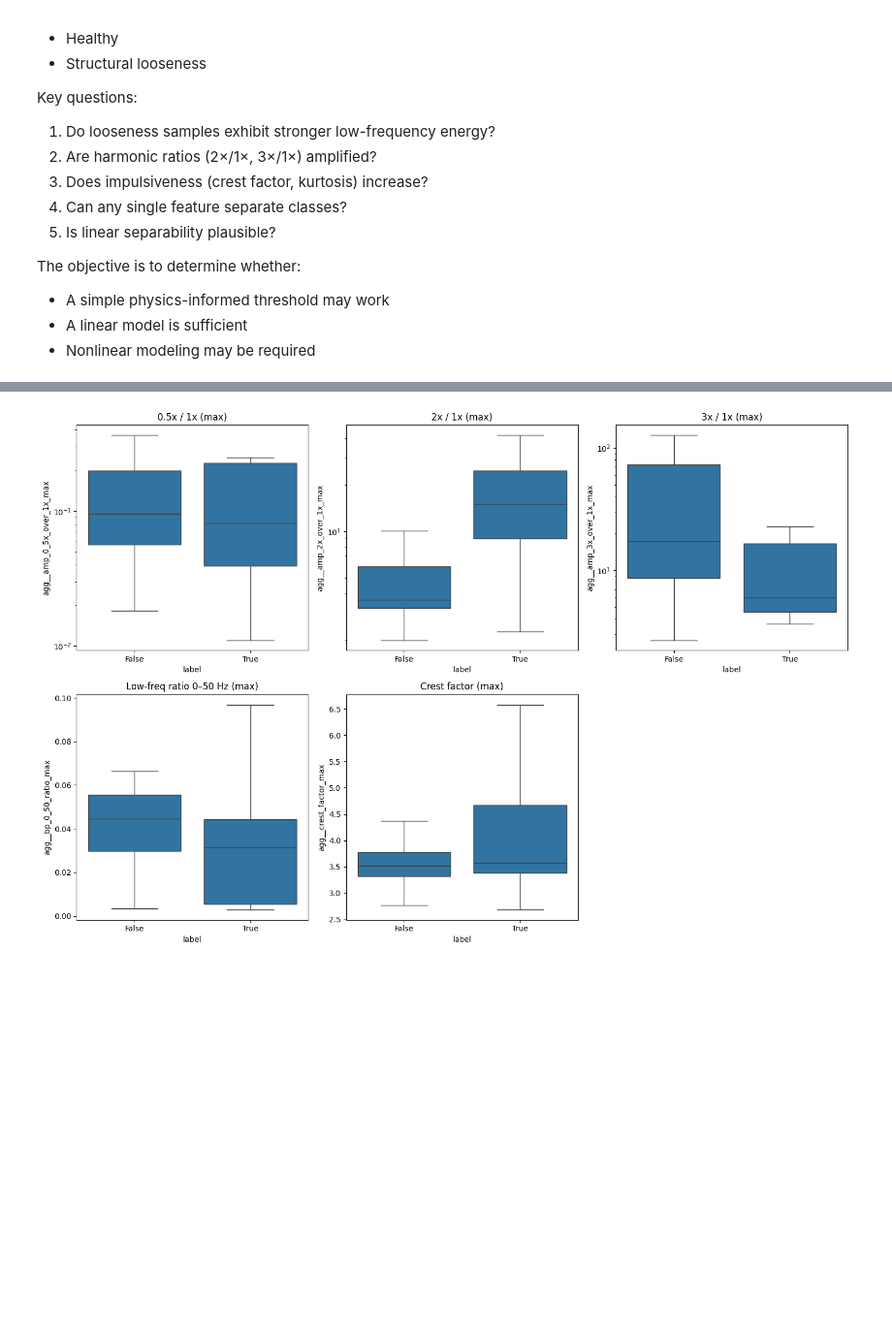
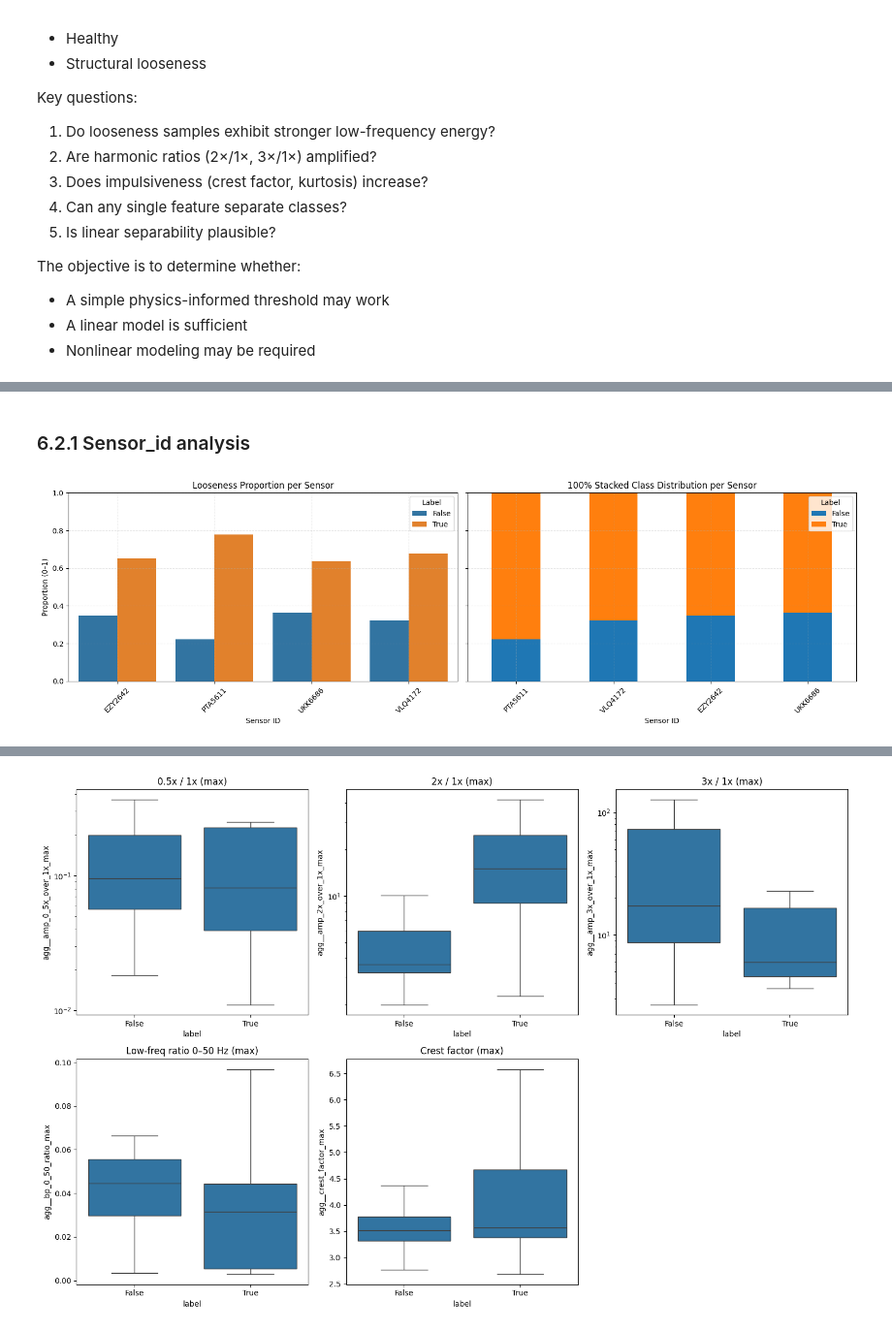
Before and after one commit to marioandrededeus/vibration-condition-monitoring, a Jupyter notebook: notebooks/01_part2_pipeline.ipynb, the cells around one changed output, grey strips where cells are left out. Shown at 97% size. Cells and saved outputs as stored; diff of their text form; code cells hidden in the pictures; blank space fills up the shorter version.

```diff
--- a/notebooks/01_part2_pipeline.ipynb
+++ b/notebooks/01_part2_pipeline.ipynb
@@ -639,0 +642,71 @@ Name: proportion, dtype: float64
+# %% [markdown]
+### 6.2.1 Sensor_id analysis
+# %%
+# -----------------------------
+# Prepare proportion per sensor (long format)
+# -----------------------------
+sensor_prop = (
+    train_labeled
+    .groupby("sensor_id")["label"]
+    .value_counts(normalize=True)
+    .rename("proportion")
+    .reset_index()
+)
+
+# -----------------------------
+# Prepare 100% stacked proportions (wide format)
+# -----------------------------
+sensor_counts = (
+    train_labeled
+    .groupby(["sensor_id", "label"])
+    .size()
+    .unstack()
+    .fillna(0)
+)
+
+sensor_proportions = sensor_counts.div(sensor_counts.sum(axis=1), axis=0)
+
+# Optional: sort sensors by looseness proportion
+sensor_proportions = sensor_proportions.sort_values(by=True, ascending=False)
+
+# -----------------------------
+# Create subplot (1 row, 2 columns)
+# -----------------------------
+fig, axes = plt.subplots(1, 2, figsize=(16, 5), sharey=True)
+
+# --- Left: grouped barplot ---
+sns.barplot(
+    data=sensor_prop,
+    x="sensor_id",
+    y="proportion",
+    hue="label",
+    ax=axes[0]
+)
+
+axes[0].set_title("Looseness Proportion per Sensor")
+axes[0].set_ylabel("Proportion (0–1)")
+axes[0].set_xlabel("Sensor ID")
+axes[0].set_ylim(0, 1)
+axes[0].legend(title="Label")
+axes[0].tick_params(axis='x', rotation=45)
+axes[0].grid(True, linestyle="--", alpha=0.3)
+
+# --- Right: 100% stacked barplot ---
+sensor_proportions.plot(
+    kind="bar",
+    stacked=True,
+    ax=axes[1]
+)
+
+axes[1].set_title("100% Stacked Class Distribution per Sensor")
+axes[1].set_ylabel("")
+axes[1].set_xlabel("Sensor ID")
+axes[1].set_ylim(0, 1)
+axes[1].legend(title="Label", loc="upper right")
+axes[1].tick_params(axis='x', rotation=45)
+axes[1].grid(True, linestyle="--", alpha=0.3)
+
+plt.tight_layout()
+plt.show()
+# %% [output]
+[figure, added]
```
Also changed, not shown: parts of 21 cells of this notebook.
